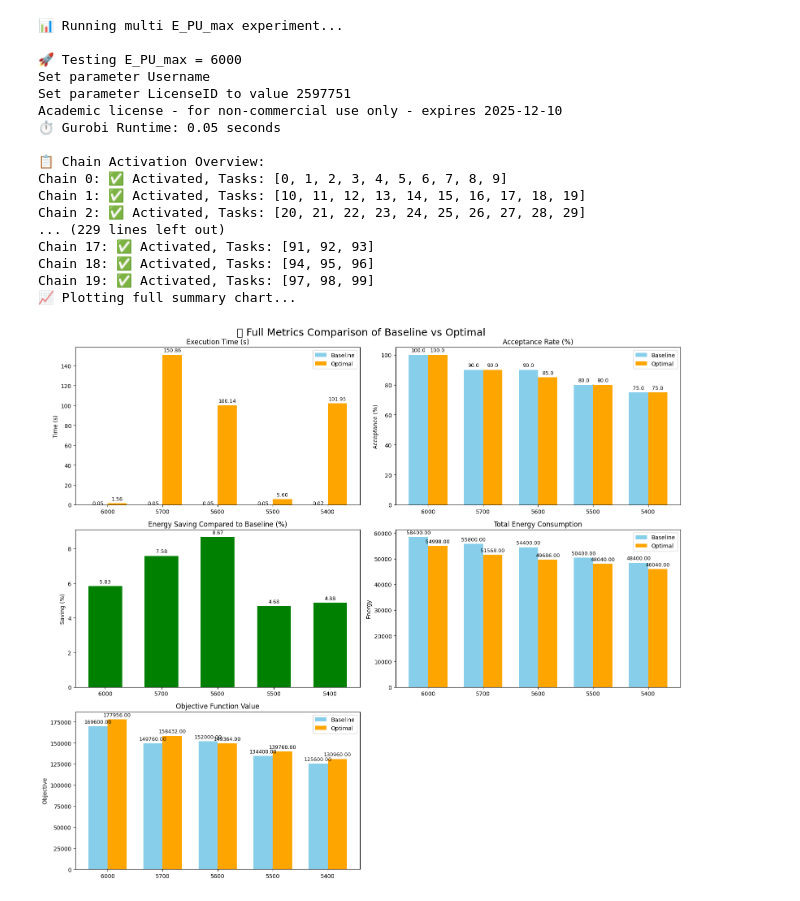
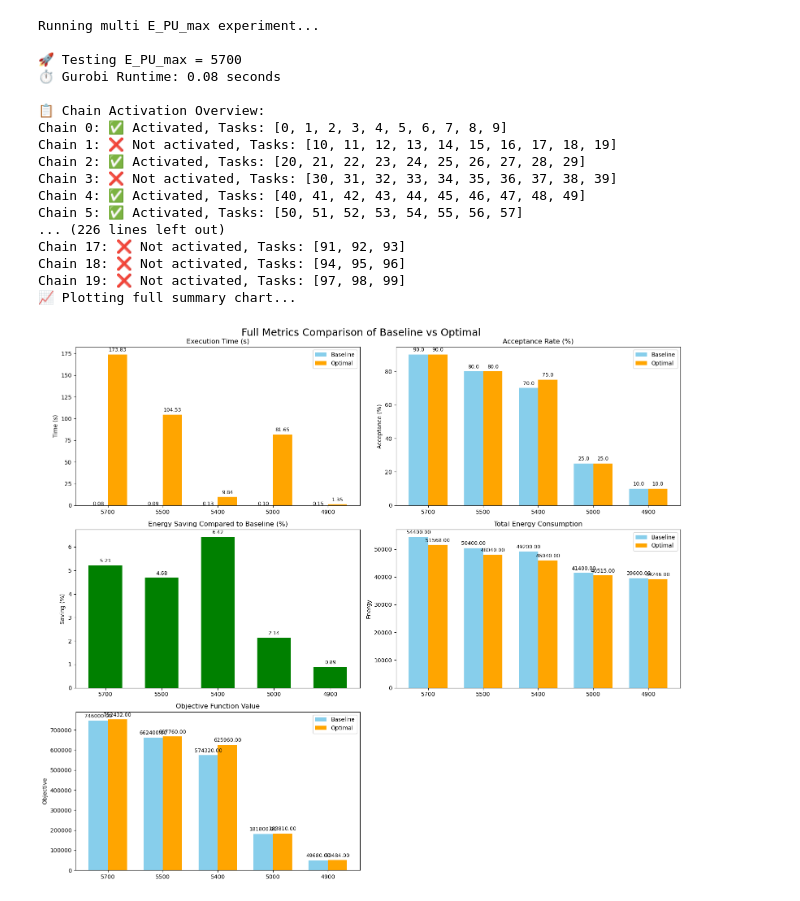
Before and after one commit to shuyangtian/Master_Arbeit, a Jupyter notebook: diff_E_PU_max_test.ipynb, the cells around one changed output. Saved outputs shown, nothing was run; the diff lists cells and outputs as text; code cells hidden in the pictures.

```diff
--- a/diff_E_PU_max_test.ipynb
+++ b/diff_E_PU_max_test.ipynb
@@ -465,22 +483,22 @@ Chain 19: ✅ Activated, Tasks: [97, 98, 99]
 # %%
-results_1 = run_and_plot_all(alpha_1=12000.0, alpha_2=2.0, alpha_3=1.0, E_PU_max_list=[6000, 5700, 5600, 5500, 5400])
+results_4 = run_and_plot_all(alpha_1=45000.0, alpha_2=2, alpha_3=1.0, E_PU_max_list=[5700, 5500, 5400,5000,4900])
 # %% [output]
-📊 Running multi E_PU_max experiment...
+Running multi E_PU_max experiment...
 
-🚀 Testing E_PU_max = 6000
-Set parameter Username
-Set parameter LicenseID to value 2597751
-Academic license - for non-commercial use only - expires 2025-12-10
-⏱️ Gurobi Runtime: 0.05 seconds
+🚀 Testing E_PU_max = 5700
+⏱️ Gurobi Runtime: 0.08 seconds
 
 📋 Chain Activation Overview:
 Chain 0: ✅ Activated, Tasks: [0, 1, 2, 3, 4, 5, 6, 7, 8, 9]
-Chain 1: ✅ Activated, Tasks: [10, 11, 12, 13, 14, 15, 16, 17, 18, 19]
+Chain 1: ❌ Not activated, Tasks: [10, 11, 12, 13, 14, 15, 16, 17, 18, 19]
 Chain 2: ✅ Activated, Tasks: [20, 21, 22, 23, 24, 25, 26, 27, 28, 29]
-... (229 lines left out)
-Chain 17: ✅ Activated, Tasks: [91, 92, 93]
-Chain 18: ✅ Activated, Tasks: [94, 95, 96]
-Chain 19: ✅ Activated, Tasks: [97, 98, 99]
+Chain 3: ❌ Not activated, Tasks: [30, 31, 32, 33, 34, 35, 36, 37, 38, 39]
+Chain 4: ✅ Activated, Tasks: [40, 41, 42, 43, 44, 45, 46, 47, 48, 49]
+Chain 5: ✅ Activated, Tasks: [50, 51, 52, 53, 54, 55, 56, 57]
+... (226 lines left out)
+Chain 17: ❌ Not activated, Tasks: [91, 92, 93]
+Chain 18: ❌ Not activated, Tasks: [94, 95, 96]
+Chain 19: ❌ Not activated, Tasks: [97, 98, 99]
 📈 Plotting full summary chart...
-[figure, old version]
+[figure, new version]
 # %%
```
Also changed, not shown: parts of 10 cells of this notebook, 7 other files.
